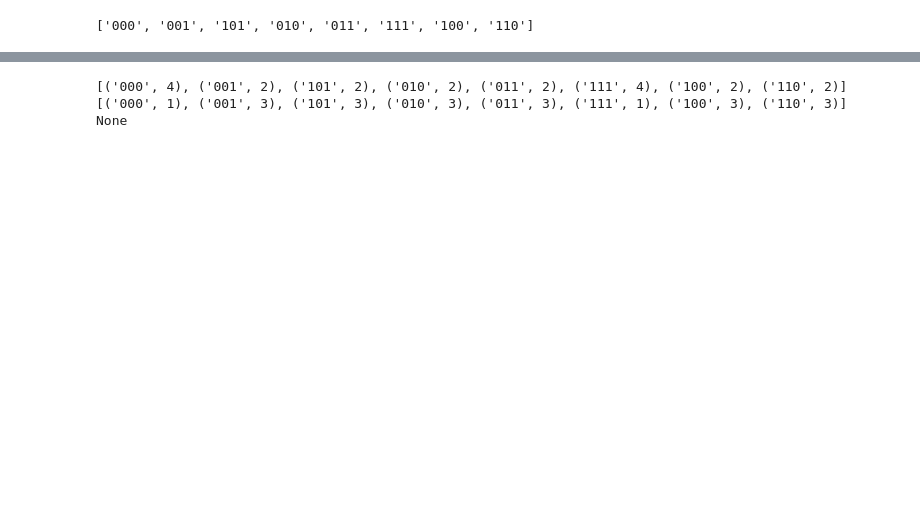
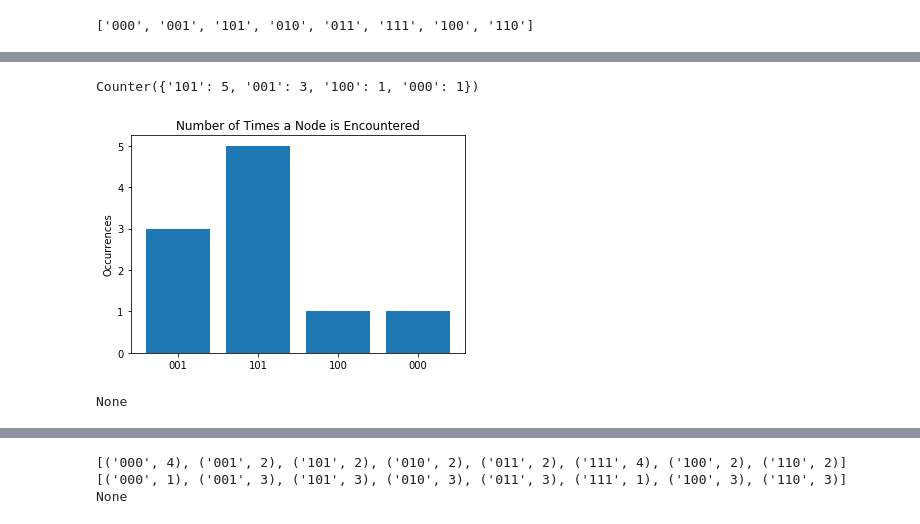
Before and after one commit to robyng15/Boolean-Models, a Jupyter notebook: Boolean_Models.ipynb, the cells around one changed output, grey strips where cells are left out. Drawn from its saved outputs; the diff is of its cells as text; code cells hidden in the pictures; blank space fills up the shorter version.

```diff
--- a/Boolean_Models.ipynb
+++ b/Boolean_Models.ipynb
@@ -517,16 +563,15 @@ file_name = open('figure_ii_synchronous.txt', 'r+')
 # %%
 import random
 
-def individual_random_walk(nodes):
+def individual_random_walk(G): #max_steps):
+  count = 0
   path = []
   random_path = []
   all_possible_nodes = find_self_cycle(nodes)
   steady_states = list(find_steady_states(nodes))
   path = random.choice(all_possible_nodes)
-  random_path.append(path)
-  print(path)
+  #print(path)
   G = nx.DiGraph(edgelist_a)
-  count = 0
   while path not in steady_states and count < 100:
     #print(path)
     path_index = []
@@ -535,7 +580,7 @@ def individual_random_walk(nodes):
         path_index.append(edgelist_a[i][1])
     #print(path_index)
     next_edge = random.choice(path_index)
-    random_path.append(next_edge)
+    random_path.append([path, next_edge])
     path = str(next_edge)
     count += 1
   return random_path
@@ -546,0 +608,18 @@ print(individual_random_walk(G))
+# %%
+from collections import Counter
+
+def count_nodes(g):
+  nodes = G.nodes()
+  node_walk_list = [] #[0 for i in range(len(random_walk))]
+  for i in range(100):
+    random_walk = individual_random_walk(nodes)
+    rw = list(random_walk)
+    random_walk = [(e[0],e[1]) for e in rw]
+  #print(random_walk)
+  count_node = [0 for i in range(len(random_walk))]
+  #print(count_node)
+  for j in range(len(random_walk)):
+    node_walk_list.append(random_walk[j][1])
+  return Counter(node_walk_list)
+
+print(count_nodes(G))
@@ -547,3 +644,21 @@ print(individual_random_walk(G))
+# %%
+import numpy as np
+import matplotlib.pyplot as plt
+
+def plot_count_nodes(g):
+  nodes = G.nodes()
+  count = count_nodes(nodes)
+  print(count)
+  plt.bar(*zip(*count.items()))
+  plt.ylabel('Occurrences')
+  plt.title('Number of Times a Node is Encountered')
+  plt.show()
+
+print(plot_count_nodes(G))
+# %% [output]
+Counter({'101': 5, '001': 3, '100': 1, '000': 1})
+[figure, added]
+None
 # %%
 def random_walk(G):
   random_path = []
```
Also changed, not shown: parts of 24 cells of this notebook.
